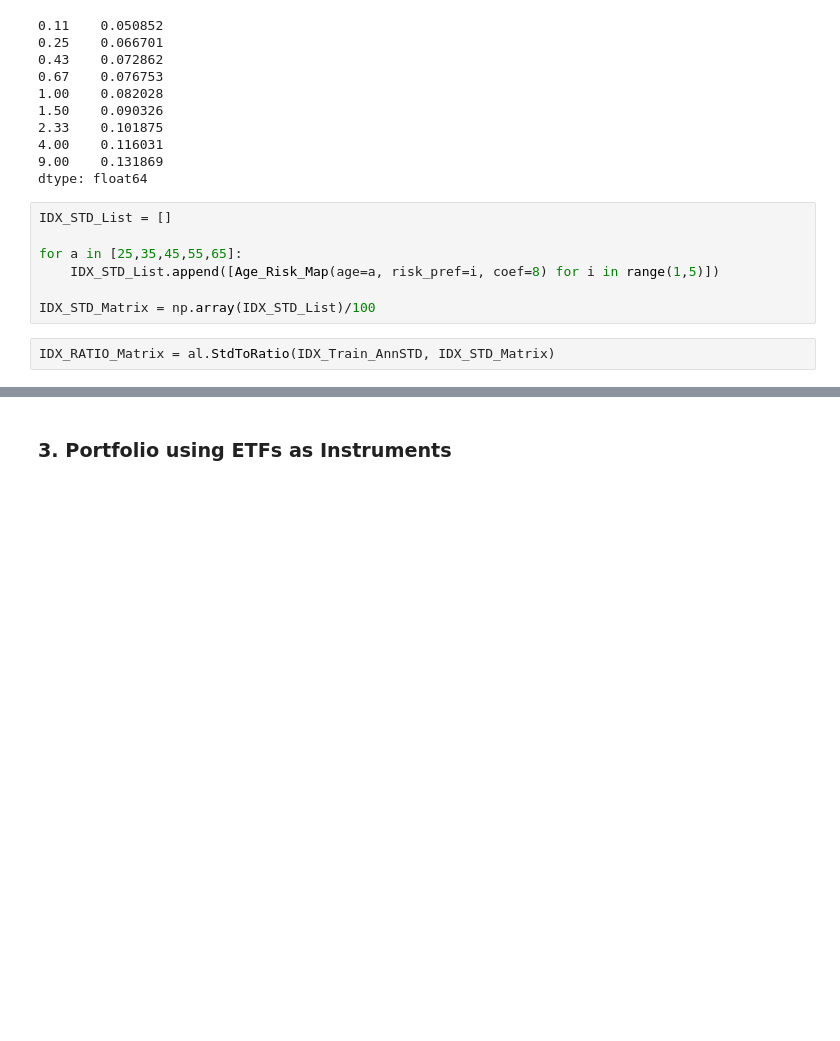
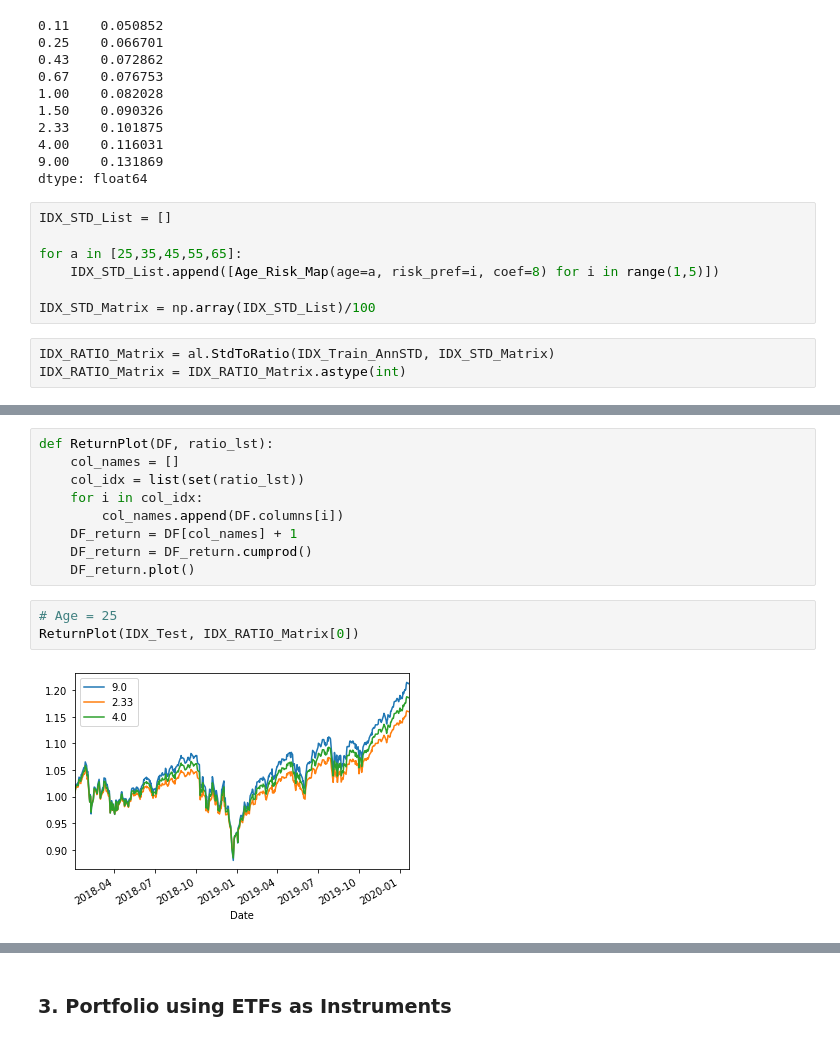
Before and after one commit to Zhehao97/Cornell_IPCC, a Jupyter notebook: Cornell Case Competition .ipynb, the cells around one changed output, grey strips where cells are left out. Drawn from its saved outputs; the diff is of its cells as text; blank space fills up the shorter version.

```diff
--- a/Cornell Case Competition .ipynb
+++ b/Cornell Case Competition .ipynb
@@ -144,6 +143,7 @@ for a in [25,35,45,55,65]:
 IDX_STD_Matrix = np.array(IDX_STD_List)/100
 # %%
 IDX_RATIO_Matrix = al.StdToRatio(IDX_Train_AnnSTD, IDX_STD_Matrix)
+IDX_RATIO_Matrix = IDX_RATIO_Matrix.astype(int)
 # %%
 IDX_RATIO_Matrix
 # %% [output]
@@ -154,0 +169,14 @@ array([[9., 7., 6., 6.],
+# %%
+def ReturnPlot(DF, ratio_lst):
+    col_names = []
+    col_idx = list(set(ratio_lst))
+    for i in col_idx:
+        col_names.append(DF.columns[i])
+    DF_return = DF[col_names] + 1
+    DF_return = DF_return.cumprod()
+    DF_return.plot()
+# %%
+# Age = 25
+ReturnPlot(IDX_Test, IDX_RATIO_Matrix[0])
+# %% [output]
+[figure, added]
```
Also changed, not shown: parts of 18 cells of this notebook, 4 other files.
